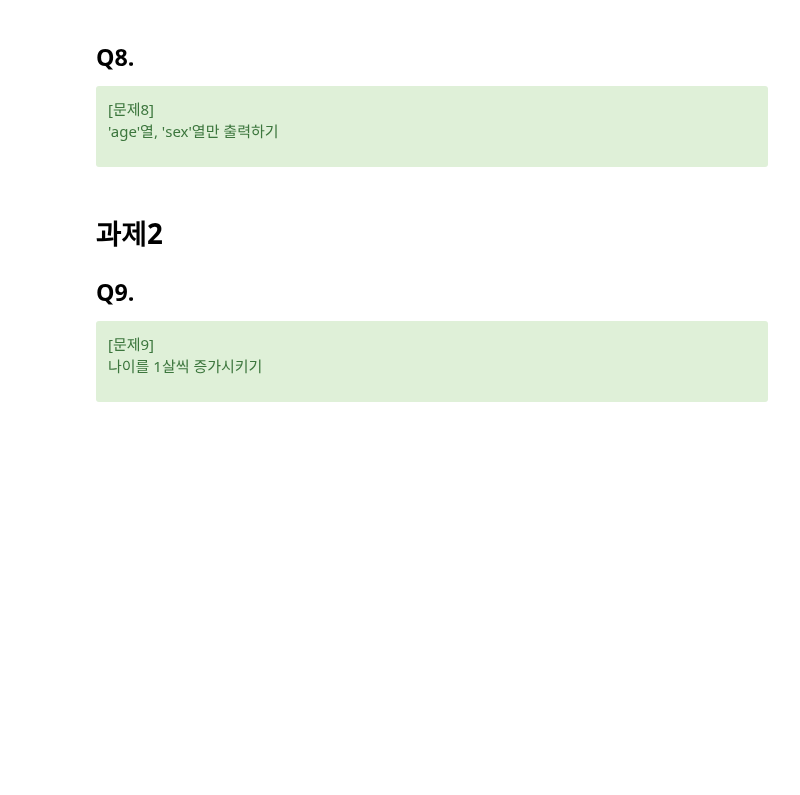
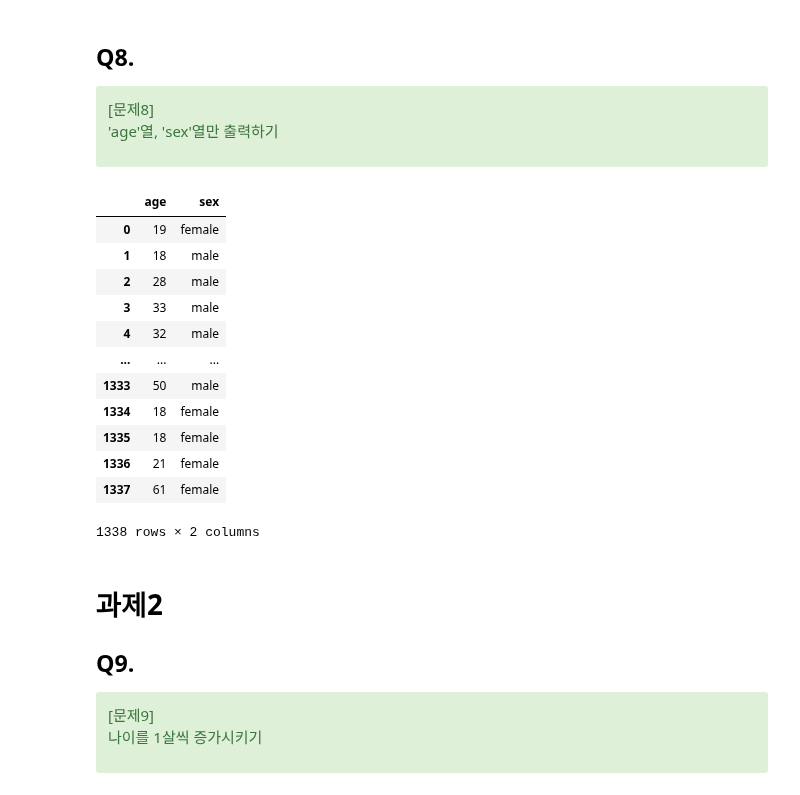
Before and after one commit to jiyoung1634/hipython_rep, a Jupyter notebook: 13_pandas_exercise_skeleton.ipynb, the cells around one changed output. Drawn from its saved outputs; the diff is of its cells as text; code cells hidden in the pictures; blank space fills up the shorter version.

```diff
--- a/13_pandas_exercise_skeleton.ipynb
+++ b/13_pandas_exercise_skeleton.ipynb
@@ -167,6 +215,22 @@ debt                  1
 
  'age'열, 'sex'열만 출력하기
 </div>
+# %%
+df.iloc[:, :2]
+# %% [output]
+|  | age | sex |
+| 0 | 19 | female |
+| 1 | 18 | male |
+| 2 | 28 | male |
+| 3 | 33 | male |
+| 4 | 32 | male |
+| ... | ... | ... |
+| 1333 | 50 | male |
+| 1334 | 18 | female |
+| 1335 | 18 | female |
+| 1336 | 21 | female |
+| 1337 | 61 | female |
+1338 rows × 2 columns
 # %% [markdown]
 # 과제2
 ## Q9.
```
Also changed, not shown: parts of 4 cells of this notebook.
